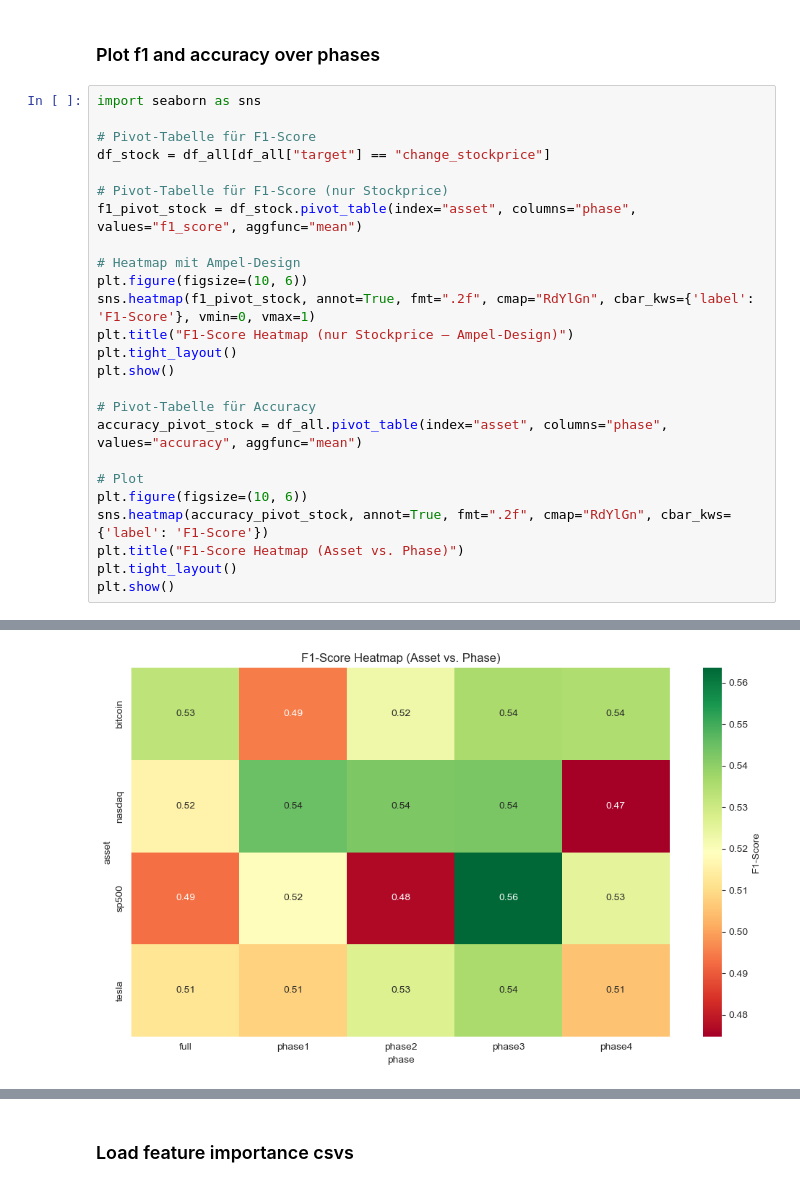
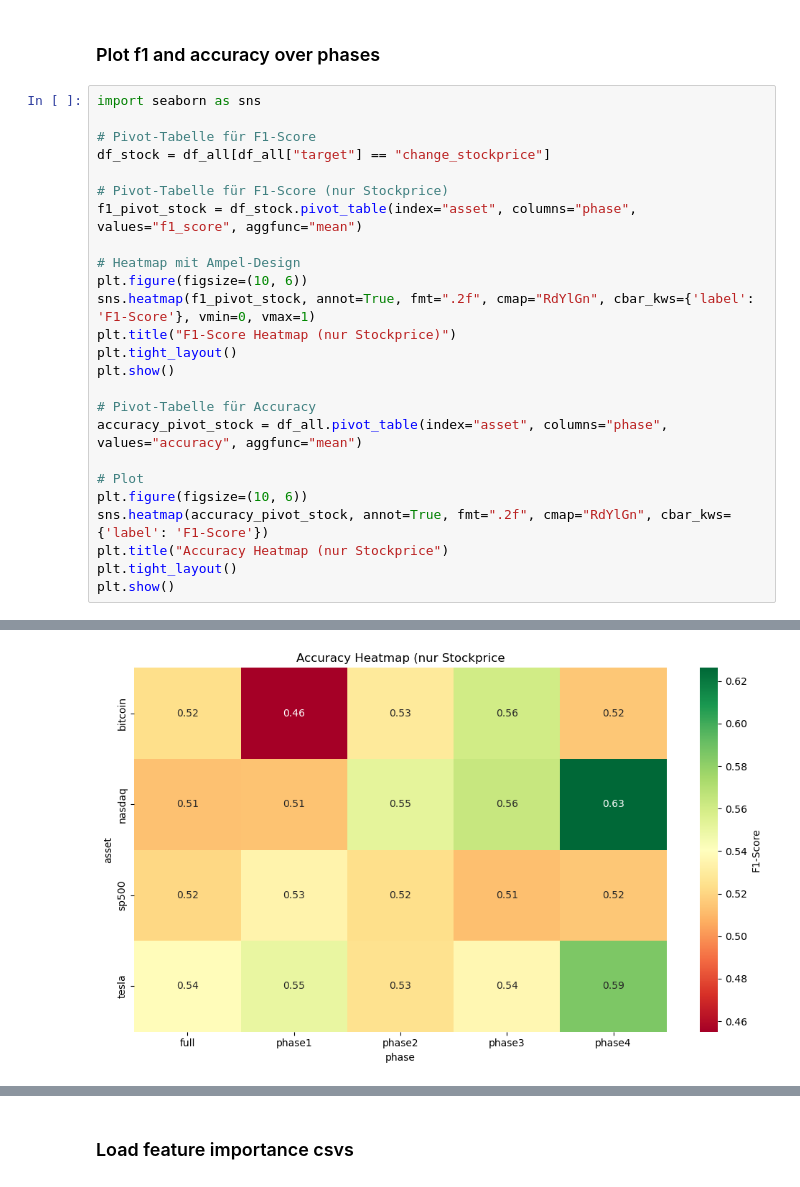
Before and after one commit to pmoll01/COIN2025_VollVertnuetelt, a Jupyter notebook: result_interpretation.ipynb, the cells around one changed output, grey strips where cells are left out. Saved outputs shown, nothing was run; the diff lists cells and outputs as text.

```diff
--- a/result_interpretation.ipynb
+++ b/result_interpretation.ipynb
@@ -124,7 +125,7 @@ f1_pivot_stock = df_stock.pivot_table(index="asset", columns="phase", values="f1
 # Heatmap mit Ampel-Design
 plt.figure(figsize=(10, 6))
 sns.heatmap(f1_pivot_stock, annot=True, fmt=".2f", cmap="RdYlGn", cbar_kws={'label': 'F1-Score'}, vmin=0, vmax=1)
-plt.title("F1-Score Heatmap (nur Stockprice – Ampel-Design)")
+plt.title("F1-Score Heatmap (nur Stockprice)")
 plt.tight_layout()
 plt.show()
 
@@ -134,7 +135,7 @@ accuracy_pivot_stock = df_all.pivot_table(index="asset", columns="phase", values
 # Plot
 plt.figure(figsize=(10, 6))
 sns.heatmap(accuracy_pivot_stock, annot=True, fmt=".2f", cmap="RdYlGn", cbar_kws={'label': 'F1-Score'})
-plt.title("F1-Score Heatmap (Asset vs. Phase)")
+plt.title("Accuracy Heatmap (nur Stockprice")
 plt.tight_layout()
 plt.show()
 # %% [output]
@@ -142,4 +143,4 @@ plt.show()
-[figure, old version]
+[figure, new version]
 # %%
 # Gruppieren nach Szenario
 grouped = df_merged.groupby(['asset', 'target'])
```
Also changed, not shown: parts of 6 cells of this notebook, 4 other files.
